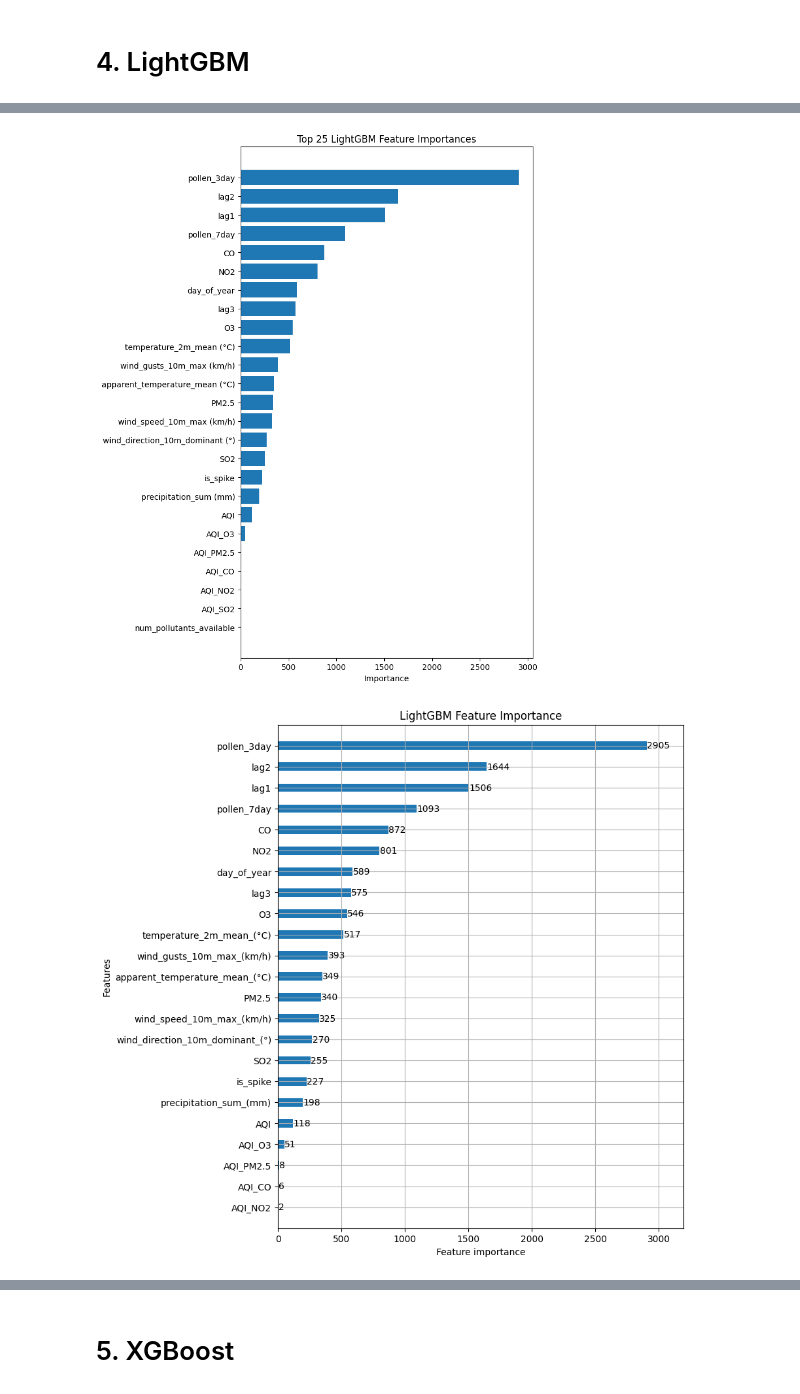
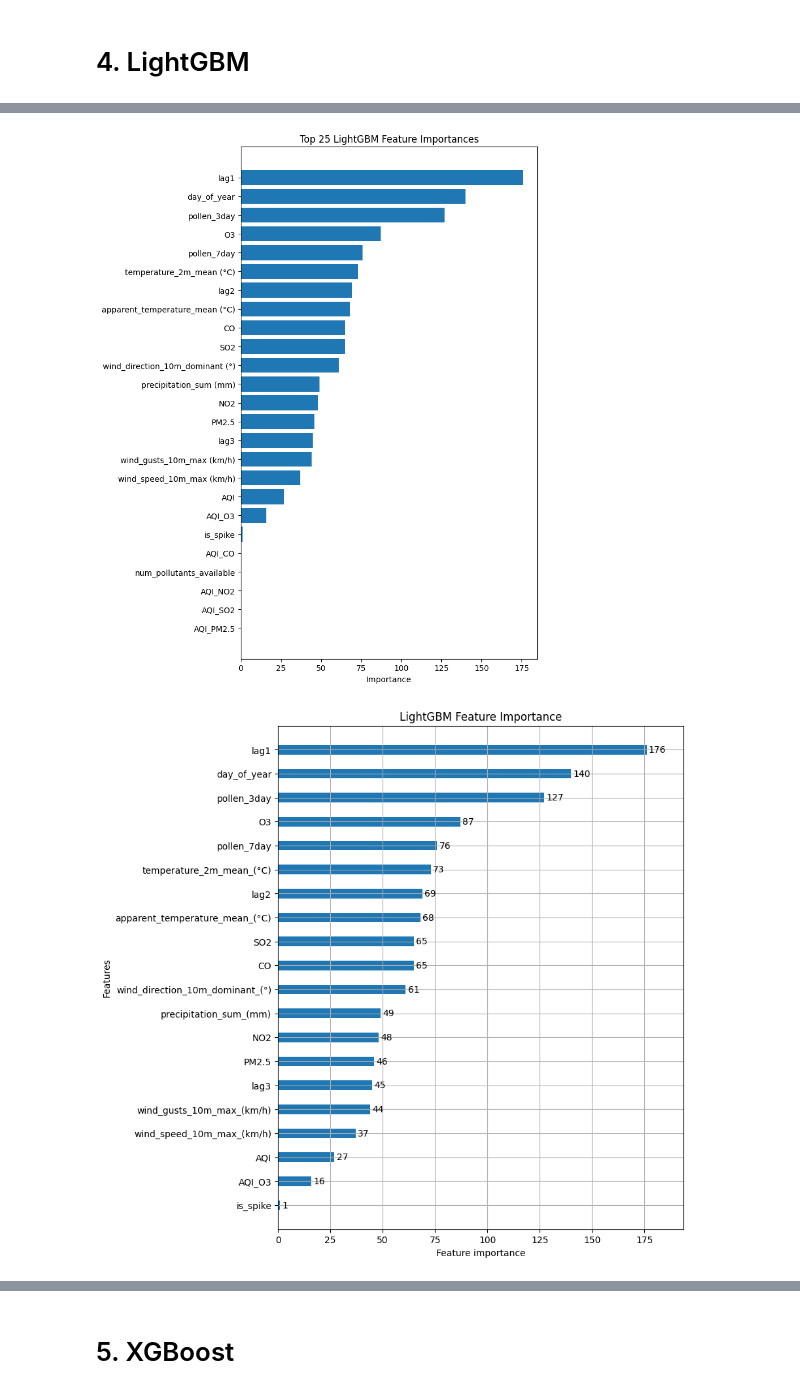
Before and after one commit to Saniya1016/boston-aqi-prediction, a Jupyter notebook: visualizations/Anna/jupyter_code/pollen_models.ipynb, the cells around one changed output, grey strips where cells are left out. Drawn from its saved outputs; the diff is of its cells as text; code cells hidden in the pictures.

Commit message:
final models, data leakage fixed

```diff
--- a/visualizations/Anna/jupyter_code/pollen_models.ipynb
+++ b/visualizations/Anna/jupyter_code/pollen_models.ipynb
@@ -8,7 +8,7 @@ import matplotlib.pyplot as plt
 # load datasets
 weather = pd.read_csv("boston-weather-data(open_meteo) (1).csv", skiprows=3)
 print(weather.columns.tolist())
-pollution = pd.read_csv("boston_pollutants_with_aqi.csv")
+pollution = pd.read_csv("boston_pollutants_with_aqi_include_2024.csv")
 pollen = pd.read_csv("EPHT_Pollen_Data.csv")
 
 # parse date columns
@@ -54,6 +54,16 @@ cols = [
 
 numeric = merged[[c for c in cols if c in merged.columns]]
 corr = numeric.corr()
+
+
+# ------------------------------
+# Pollen statistics
+# ------------------------------
+pollen_cols = ['Tree', 'Grass', 'Weed', 'Ragweed', 'Total_Pollen']
+
+for col in pollen_cols:
+    if col in merged.columns:
+        print(f"{col} range: {merged[col].min()} - {merged[col].max()} | mean: {merged[col].mean():.2f}")
 # %% [output]
 ['time', 'temperature_2m_mean (°C)', 'precipitation_sum (mm)', 'apparent_temperature_mean (°C)', 'wind_gusts_10m_max (km/h)', 'wind_speed_10m_max (km/h)', 'wind_direction_10m_dominant (°)']
 <class 'pandas.core.frame.DataFrame'>
@@ -761,29 +539,34 @@ R²: 0.773475842339878
 # %%
 import pandas as pd
 import numpy as np
-from sklearn.model_selection import train_test_split
+import lightgbm as lgb
 from sklearn.metrics import mean_absolute_error, mean_squared_error, r2_score
-import lightgbm as lgb
+import matplotlib.pyplot as plt
 
 # --------------------------
 # 1. Prepare dataframe
 # --------------------------
 df = merged.copy()
 
-# Drop rows with missing numeric features
-df = df.dropna(subset=numeric.columns)
+# Ensure numeric columns are truly numeric
+for col in numeric.columns:
+    df[col] = pd.to_numeric(df[col], errors='coerce')
+
+# Fill missing numeric values
+df[numeric.columns] = df[numeric.columns].fillna(0)
 
 # Create lag and rolling features
 df["day_of_year"] = df["Date"].dt.dayofyear
 df["lag1"] = df["Total_Pollen"].shift(1)
 df["lag2"] = df["Total_Pollen"].shift(2)
 df["lag3"] = df["Total_Pollen"].shift(3)
-df["pollen_3day"] = df["Total_Pollen"].rolling(3).mean()
-df["pollen_7day"] = df["Total_Pollen"].rolling(7).mean()
+df["pollen_3day"] = df["Total_Pollen"].shift(1).rolling(3).mean()
+df["pollen_7day"] = df["Total_Pollen"].shift(1).rolling(7).mean()
 
-# Create spike feature (example: > 75th percentile of recent 3-day mean)
-df["is_spike"] = ((df["Total_Pollen"] - df["pollen_3day"]) > df["pollen_3day"].quantile(0.75)).astype(int)
+# Spike feature
+df["is_spike"] = ((df["Total_Pollen"].shift(1) - df["pollen_3day"]) > df["pollen_3day"].quantile(0.75)).astype(int)
 
+# Drop rows with NaNs in rolling/lag features
 df = df.dropna(subset=["lag1", "lag2", "lag3", "pollen_3day", "pollen_7day"])
 
 # --------------------------
@@ -796,15 +579,25 @@ base_features = [c for c in numeric.columns if c not in remove_cols]
 extra_features = ["day_of_year", "lag1", "lag2", "lag3", "pollen_3day", "pollen_7day", "is_spike"]
 features = base_features + extra_features
 
-X = df[features]
+X = df[features].copy()
 y = df[target]
 
 # --------------------------
-# 3. Train/test split
+# 3. Train/test split by year (2024 test)
 # --------------------------
-X_train, X_test, y_train, y_test = train_test_split(
-    X, y, test_size=0.2, random_state=42
-)
+df['Year'] = df['Date'].dt.year
+
+train_df = df[df['Year'] < 2023]
+test_df = df[df['Year'] == 2023]
+
+X_train = X.loc[train_df.index]
+y_train = y.loc[train_df.index]
+
+X_test = X.loc[test_df.index]
+y_test = y.loc[test_df.index]
+
+print("Train size:", X_train.shape)
+print("Test size:", X_test.shape)
 
 # --------------------------
 # 4. LightGBM model
@@ -815,7 +608,6 @@ lgb_reg = lgb.LGBMRegressor(
     random_state=42
 )
 
-# Fit with early stopping
 lgb_reg.fit(
     X_train, y_train,
     eval_set=[(X_test, y_test)],
@@ -842,8 +634,6 @@ importances = pd.DataFrame({
 
 print(importances)
 
-import matplotlib.pyplot as plt
-
 plt.figure(figsize=(6,6))
 plt.scatter(y_test, y_pred, alpha=0.5)
 plt.plot([y_test.min(), y_test.max()],
@@ -855,7 +645,6 @@ plt.title("Actual vs Predicted — LightGBM")
 plt.show()
 
 residuals = y_test - y_pred
-
 plt.figure(figsize=(6,4))
 plt.scatter(y_pred, residuals, alpha=0.5)
 plt.axhline(0, color='red', linestyle='--')
@@ -866,7 +655,6 @@ plt.show()
 
 top_k = 25
 top_feats = importances.head(top_k).sort_values("importance")
-
 plt.figure(figsize=(8,10))
 plt.barh(top_feats["feature"], top_feats["importance"])
 plt.xlabel("Importance")
@@ -874,11 +662,9 @@ plt.title(f"Top {top_k} LightGBM Feature Importances")
 plt.tight_layout()
 plt.show()
 
-
 lgb.plot_importance(lgb_reg, max_num_features=25, height=0.4, figsize=(8, 10))
 plt.title("LightGBM Feature Importance")
 plt.show()
-
 
 plt.figure(figsize=(12,4))
 plt.plot(y_test.values, label="Actual")
@@ -911,2 +697,2 @@ Training until validation scores don't improve for 50 rounds
-[figure, old version]
+[figure, new version]
-[figure, old version]
+[figure, new version]
```
Also changed, not shown: parts of 29 cells of this notebook.
